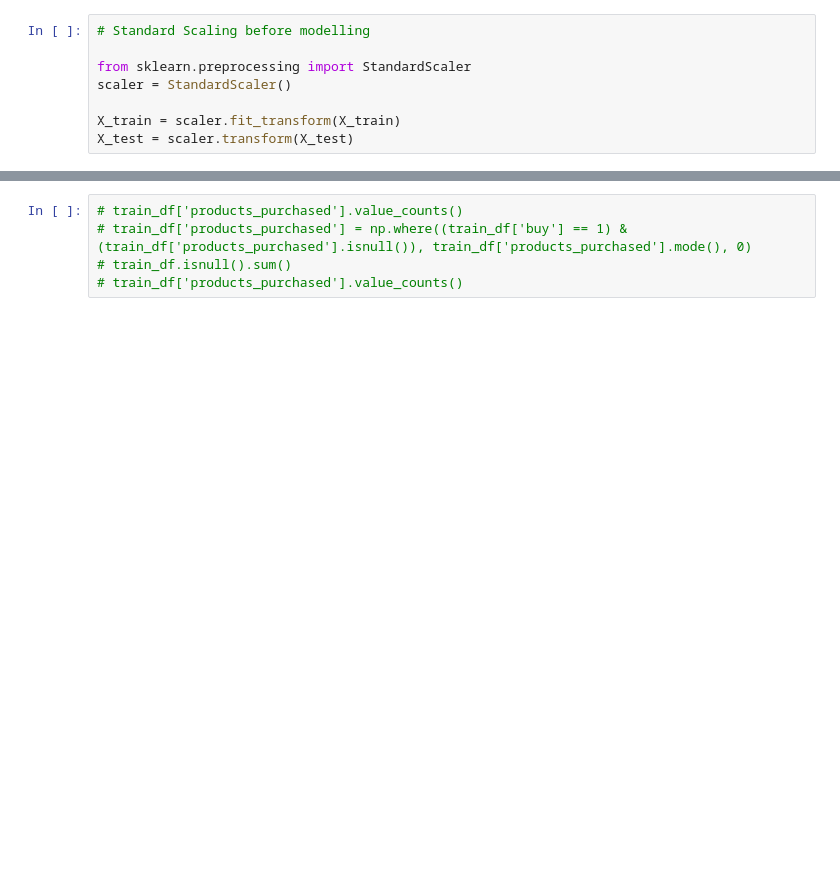
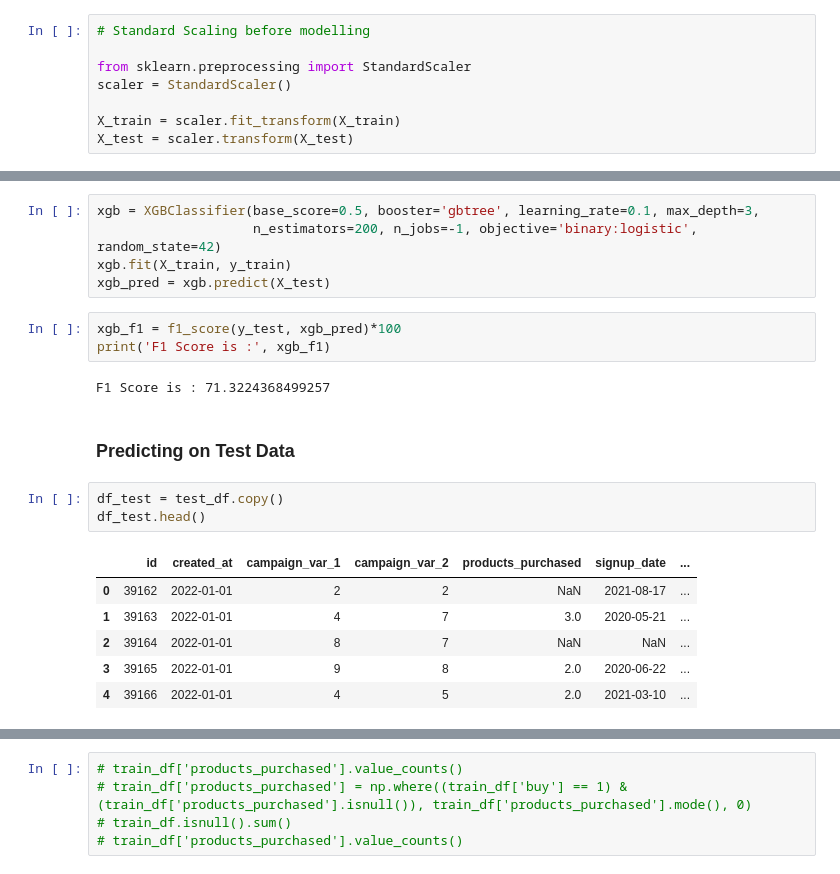
Before and after one commit to bhupeshmahara/smart-lead-scoring-engine, a Jupyter notebook: Smart_Lead_Scoring_Engine.ipynb, the cells around one changed output, grey strips where cells are left out. Saved outputs shown, nothing was run; the diff lists cells and outputs as text; blank space fills up the shorter version.

```diff
--- a/Smart_Lead_Scoring_Engine.ipynb
+++ b/Smart_Lead_Scoring_Engine.ipynb
@@ -616,0 +283,22 @@ F1 Score of AdaBoost using cross validation :  94.89798534086901
+# %%
+xgb = XGBClassifier(base_score=0.5, booster='gbtree', learning_rate=0.1, max_depth=3,
+                    n_estimators=200, n_jobs=-1, objective='binary:logistic', random_state=42)
+xgb.fit(X_train, y_train)
+xgb_pred = xgb.predict(X_test)
+# %%
+xgb_f1 = f1_score(y_test, xgb_pred)*100
+print('F1 Score is :', xgb_f1)
+# %% [output]
+F1 Score is : 71.3224368499257
+# %% [markdown]
+### __Predicting on Test Data__
+# %%
+df_test = test_df.copy()
+df_test.head()
+# %% [output]
+|  | id | created_at | campaign_var_1 | campaign_var_2 | products_purchased | signup_date | ... |
+| 0 | 39162 | 2022-01-01 | 2 | 2 | NaN | 2021-08-17 | ... |
+| 1 | 39163 | 2022-01-01 | 4 | 7 | 3.0 | 2020-05-21 | ... |
+| 2 | 39164 | 2022-01-01 | 8 | 7 | NaN | NaN | ... |
+| 3 | 39165 | 2022-01-01 | 9 | 8 | 2.0 | 2020-06-22 | ... |
+| 4 | 39166 | 2022-01-01 | 4 | 5 | 2.0 | 2021-03-10 | ... |
```
Also changed, not shown: parts of 54 cells of this notebook.
